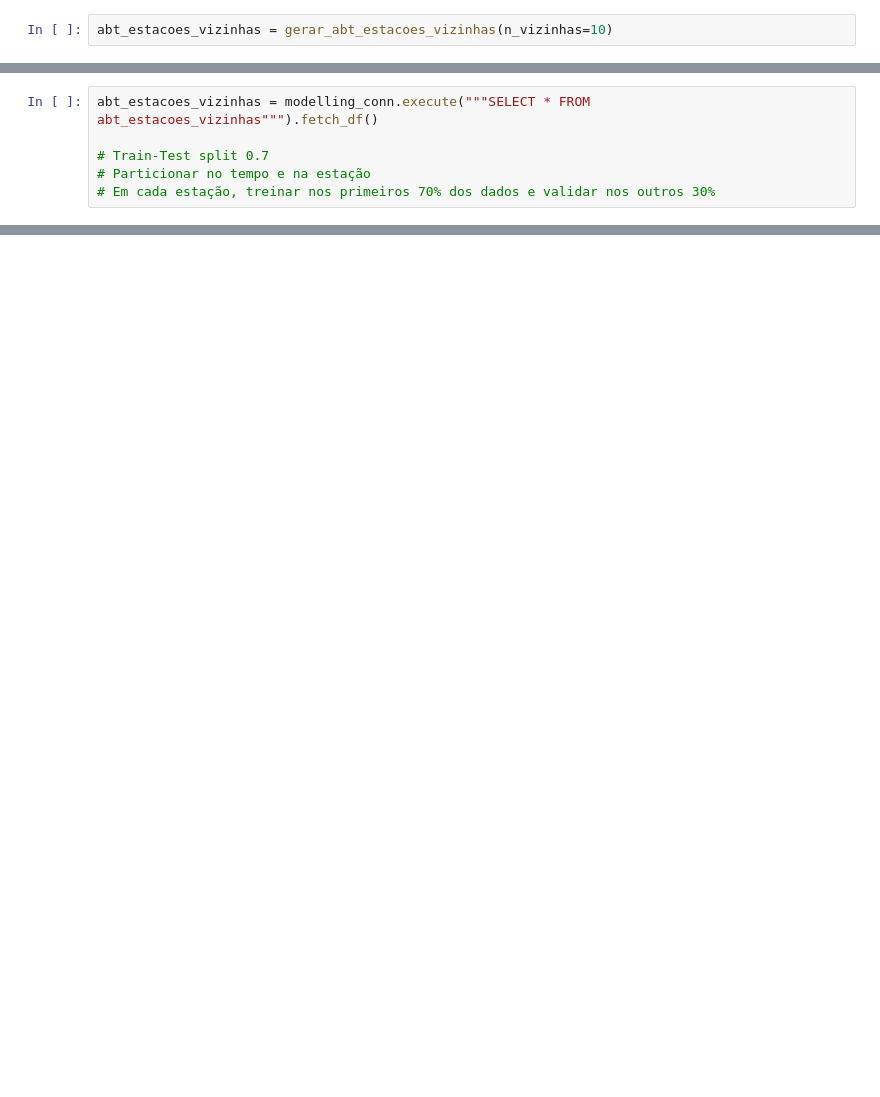
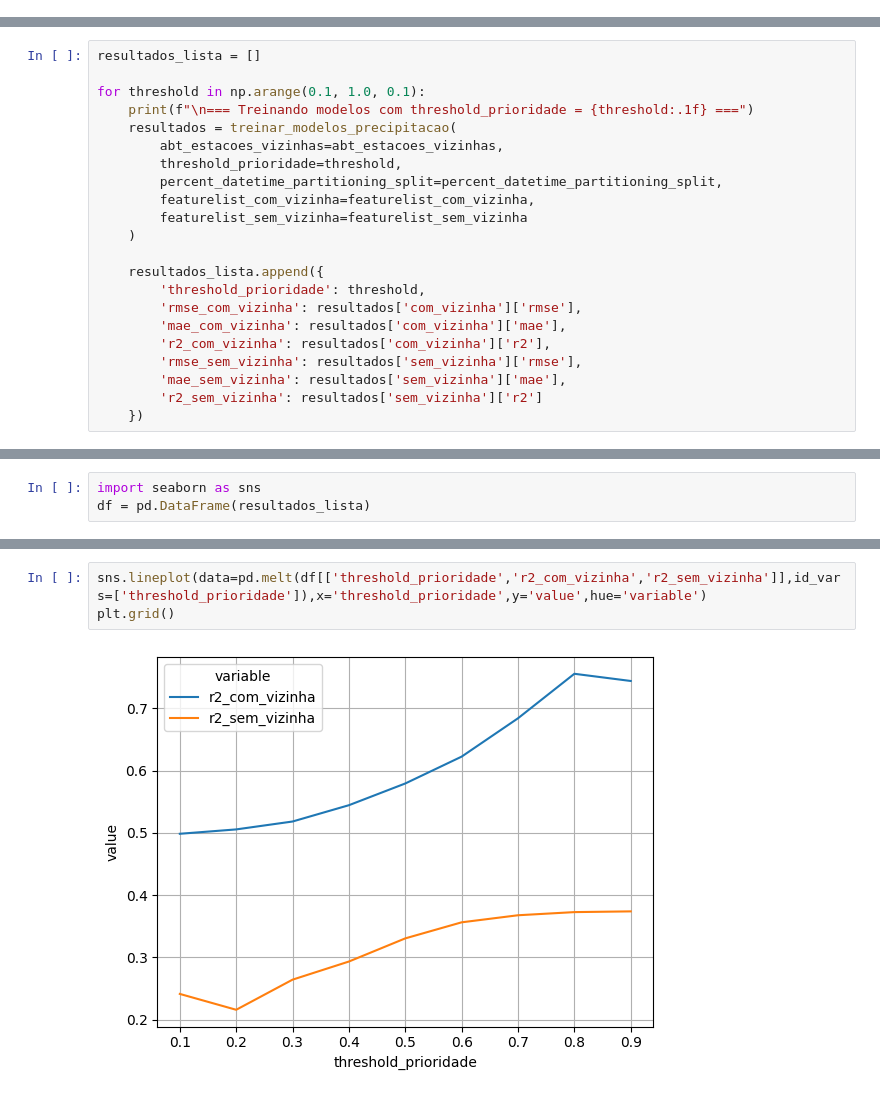
Before and after one commit to mateus-santos-rocha/doutorado, a Jupyter notebook: 3.modelling.ipynb, the cells around one changed output, grey strips where cells are left out. Cells and saved outputs as stored; diff of their text form; blank space fills up the shorter version.

Commit message:
testes de separação de prioridade

```diff
--- a/3.modelling.ipynb
+++ b/3.modelling.ipynb
@@ -244,2 +10,0 @@ modelling_conn.execute("SET memory_limit = '16GB'")
-# %%
-abt_estacoes_vizinhas = gerar_abt_estacoes_vizinhas(n_vizinhas=10)
@@ -257,6 +10,0 @@ SELECT * FROM abt_estacoes_vizinhas
-# %%
-abt_estacoes_vizinhas = modelling_conn.execute("""SELECT * FROM abt_estacoes_vizinhas""").fetch_df()
-
-# Train-Test split 0.7
-# Particionar no tempo e na estação
-# Em cada estação, treinar nos primeiros 70% dos dados e validar nos outros 30%
@@ -278,0 +116,22 @@ abt_estacoes_vizinhas
+# %%
+resultados_lista = []
+
+for threshold in np.arange(0.1, 1.0, 0.1):
+    print(f"\n=== Treinando modelos com threshold_prioridade = {threshold:.1f} ===")
+    resultados = treinar_modelos_precipitacao(
+        abt_estacoes_vizinhas=abt_estacoes_vizinhas,
+        threshold_prioridade=threshold,
+        percent_datetime_partitioning_split=percent_datetime_partitioning_split,
+        featurelist_com_vizinha=featurelist_com_vizinha,
+        featurelist_sem_vizinha=featurelist_sem_vizinha
+    )
+
+    resultados_lista.append({
+        'threshold_prioridade': threshold,
+        'rmse_com_vizinha': resultados['com_vizinha']['rmse'],
+        'mae_com_vizinha': resultados['com_vizinha']['mae'],
+        'r2_com_vizinha': resultados['com_vizinha']['r2'],
+        'rmse_sem_vizinha': resultados['sem_vizinha']['rmse'],
+        'mae_sem_vizinha': resultados['sem_vizinha']['mae'],
+        'r2_sem_vizinha': resultados['sem_vizinha']['r2']
+    })
@@ -278,0 +148,3 @@ abt_estacoes_vizinhas
+# %%
+import seaborn as sns
+df = pd.DataFrame(resultados_lista)
@@ -278,0 +171,5 @@ abt_estacoes_vizinhas
+# %%
+sns.lineplot(data=pd.melt(df[['threshold_prioridade','r2_com_vizinha','r2_sem_vizinha']],id_vars=['threshold_prioridade']),x='threshold_prioridade',y='value',hue='variable')
+plt.grid()
+# %% [output]
+[figure, added]
```
Also changed, not shown: parts of 25 cells of this notebook.
